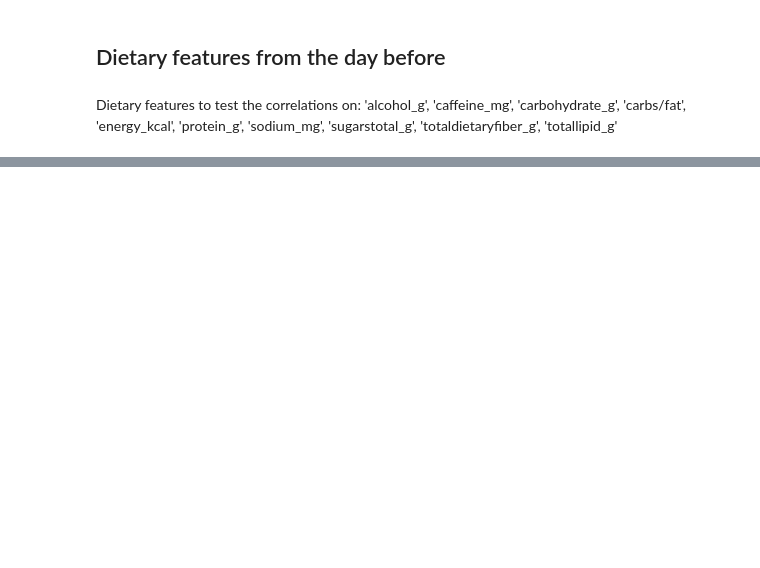
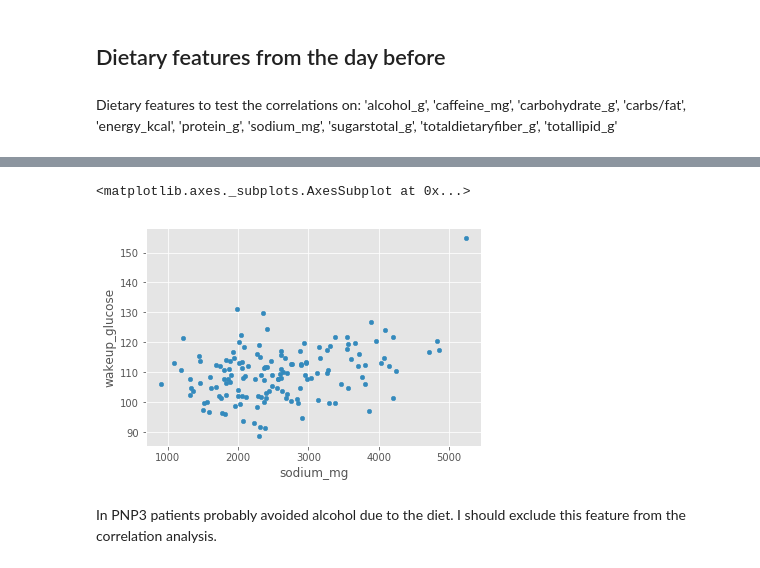
Before and after one commit to ElviraMingazova/MA_Thesis, a Jupyter notebook: Personalized correlations PNP3.ipynb, the cells around one changed output, grey strips where cells are left out. Drawn from its saved outputs; the diff is of its cells as text; code cells hidden in the pictures; blank space fills up the shorter version.

Commit message:
personalized correlations update

```diff
--- a/Personalized correlations PNP3.ipynb
+++ b/Personalized correlations PNP3.ipynb
@@ -238,0 +269,5 @@ logdf.head()
+# %%
+totaldaylog = totaldaylog[totaldaylog['energy_kcal'] >= 1000]
+# %%
+totaldaylog = totaldaylog.reset_index('Day')
+totaldaylog['Day'] = totaldaylog['Day'] + datetime.timedelta(days=1)
@@ -238,0 +299,4 @@ logdf.head()
+# %%
+totaldaylog['Day'] = pd.to_datetime(totaldaylog['Day'])
+# %%
+data = pd.merge(wakeup_glucose, totaldaylog, on=['RegistrationCode', 'Day'])
@@ -238,0 +363,7 @@ logdf.head()
+# %%
+data.loc['132178'].plot.scatter(x='sodium_mg', y='wakeup_glucose')
+# %% [output]
+<matplotlib.axes._subplots.AxesSubplot at 0x...>
+[figure, added]
+# %% [markdown]
+In PNP3 patients probably avoided alcohol due to the diet. I should exclude this feature from the correlation analysis.
```
Also changed, not shown: parts of 29 cells of this notebook, 1 other file.
